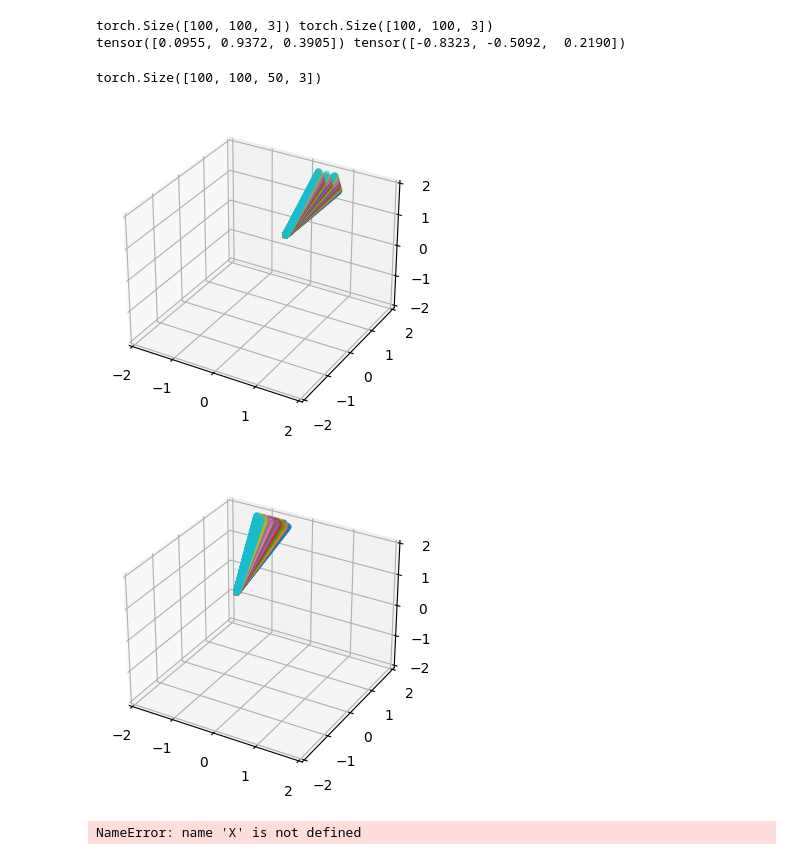
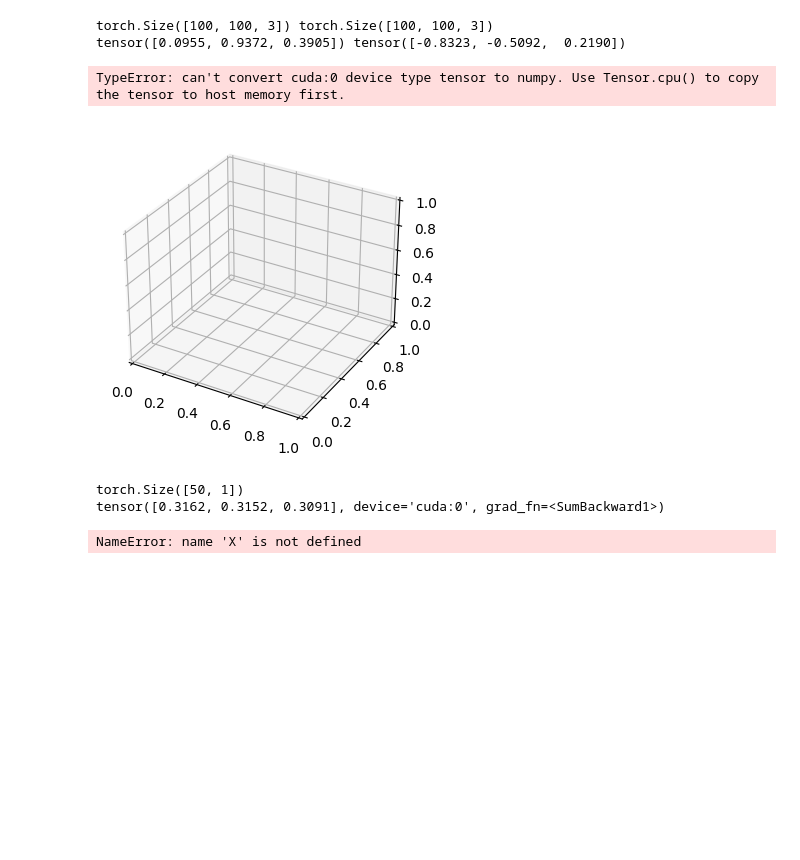
Before and after one commit to shahanneda/NeRfFromScratch, a Jupyter notebook: 3d_image.ipynb, the cells around one changed output. Saved outputs shown, nothing was run; the diff lists cells and outputs as text; code cells hidden in the pictures; blank space fills up the shorter version.

```diff
--- a/3d_image.ipynb
+++ b/3d_image.ipynb
@@ -116,33 +116,33 @@ def get_rays_with_samples(poseNumber):
 
 	# dirs has shape (width, height, 3) right now (a direction for every pixel)
 	# We want to instead have a list of numberOfSamples for each pixel, so (width, height, numberOfSamples, 3)
 	dirs = dirs.reshape(width, height, 1, 3)
 	pos = pos.reshape(width, height, 1, 3)
 	z = pos + t*dirs
+	z = z.to(device)
 	return z
 
 far = 2
 def visulize_3D_rays(poseNumber):
 	fig = plt.figure(figsize=(4,4))
 	ax = fig.add_subplot(projection='3d')
 	rays = get_rays_with_samples(poseNumber)
 	for i in range(0, width, 10):
 		for j in range(0, height, 10):
 			step = 1
 			ray = rays[i][j][::step]
 			ax.scatter(ray[:, 0], ray[:,1], ray[:, 2])
 	ax.set_xlim3d([-far, far])
 	ax.set_ylim3d([-far, far])
 	ax.set_zlim3d([-far, far])
 	ax.set_autoscale_on(False)
 
 	# plt.savefig(f"img/{poseNumber}.png")
 # for i in range(0, 100):
 	# visulize_3D_rays(i)
 visulize_3D_rays(0)
 visulize_3D_rays(5)
 get_rays_with_samples(10).shape
 # %% [output]
-torch.Size([100, 100, 50, 3])
+TypeError: can't convert cuda:0 device type tensor to numpy. Use Tensor.cpu() to copy the tensor to host memory first.
-[figure, old version]
+[figure, new version]
-[figure, removed]
@@ -166,3 +149,41 @@ out = get_model_at_each_sample_point(rays)
+# %%
+import gc
+def get_model_at_each_sample_point(rays):
+	return model(rays)
+
+
+def get_image():
+	gc.collect()
+	torch.cuda.empty_cache()
+	# current (width, height, numberOfSamples, 4)
+	rays = get_rays_with_samples(0)
+	out = get_model_at_each_sample_point(rays)
+	# model_out = (width, height, numberOfSamples, 4), where r is rgb + d
+	deltaI = tensor(distanceBetweenSamples)
+
+	ray = out[3][43]
+	# This calculated the T_i = exp()
+	Ti = torch.cumprod(torch.exp(-ray[:, 3]*deltaI), dim = 0)
+	Ti = Ti.reshape(numberOfSamples, 1)
+	print(Ti.shape)
+
+	oneMinus = (1- torch.exp(-ray[:, 3]*deltaI)).reshape((numberOfSamples, 1))
+	colorI = ray[:, 0:3]
+	C = torch.sum(Ti*oneMinus * colorI, dim = 0)
+	print(C)
+	# print(Ti)
+
+
+	# goal (width, height, 3)
+	# print(deltaI)
+
+get_image()
+
+# [0][0] = tensor([0.3160, 0.3150, 0.3090]
+# [25][25] = tensor([0.3161, 0.3151, 0.3091],
+# %% [output]
+torch.Size([50, 1])
+tensor([0.3162, 0.3152, 0.3091], device='cuda:0', grad_fn=<SumBackward1>)
 # %%
 def get_image():
 	with torch.no_grad():
```
Also changed, not shown: parts of 1 cell of this notebook.
